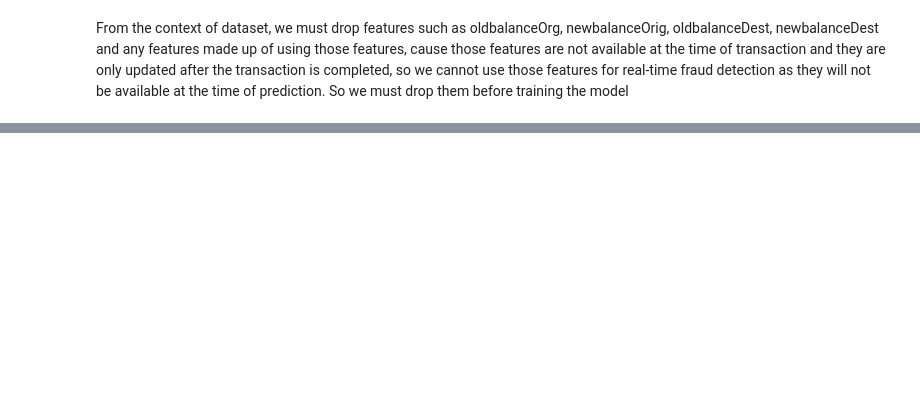
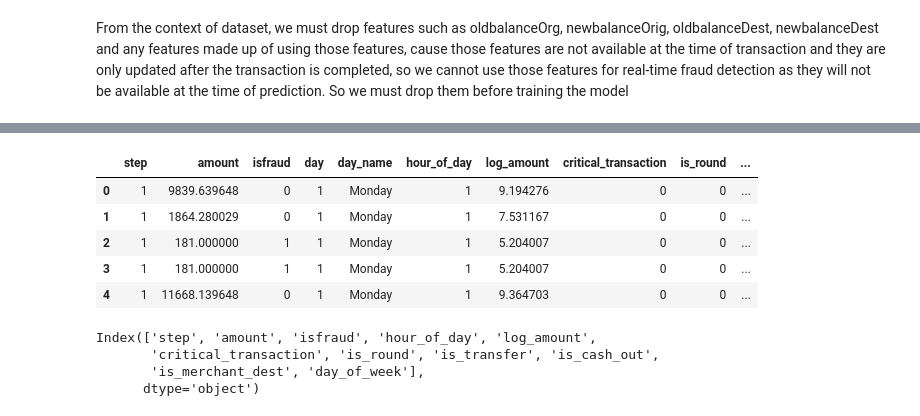
Before and after one commit to AsokTamang/real_time_fraud_detection, a Jupyter notebook: model_training.ipynb, the cells around one changed output, grey strips where cells are left out. Cells and saved outputs as stored; diff of their text form; code cells hidden in the pictures; blank space fills up the shorter version.

Commit message:
created day of week feature

```diff
--- a/model_training.ipynb
+++ b/model_training.ipynb
@@ -311,7 +314,8 @@ df.head()
 # %%
 df['log_amount'] = np.log1p(df['amount'])  #creating a new feature log_amount which is the logarithm of the transaction amount to reduce the skewness of the distribution
 df['log_diff'] = np.log1p(df['diff'])  #creating a new feature log_diff which is the logarithm of the difference in account balance to reduce the skewness of the distribution
-df['critical_amount'] = (df['amount'] > 200000).astype(int)  #creating a new feature critical_amount which indicates whether the transaction amount is greater than 200000 or not, as we can see from the boxplot that there are some transactions with very high amounts which are likely to be fraudulent
+df['critical_transaction'] = (df['amount'] > 200000).astype(int)  #creating a new feature critical_amount which indicates whether the transaction amount is greater than 200000 or not, as we can see from the boxplot that there are some transactions with very high amounts which are likely to be fraudulent
+df['is_round'] = (df['amount'] % 1000 == 0).astype(int)  #creating a new feature is_round which indicates whether the transaction amount is a round number (multiple of 1000) or not, as fraudsters often use round numbers to avoid detection
 #and this 200000 threshold is chosen based on the context of the dataset.
 # %%
 df = df.drop(columns = ['diff'])  #dropping the original amount and diff columns as we have created new features log_amount and log_diff which are more suitable for modeling
@@ -343,4 +347,4 @@ df.head()
 From the context of dataset, we must drop features such as oldbalanceOrg, newbalanceOrig, oldbalanceDest, newbalanceDest and any features made up of using those features, cause those features are not available at the time of transaction and they are only updated after the transaction is completed, so we cannot use those features for real-time fraud detection as they will not be available at the time of prediction.
 So we must drop them before training the model
 # %%
-df = df.drop(columns = ['oldbalanceorg','newbalanceorig','oldbalancedest','newbalancedest','log_diff'])  #dropping the original balance columns as we have created new features log_diff which captures the difference in balance and is more suitable for modeling
+df = df.drop(columns = ['type','nameorig','isflaggedfraud','namedest','oldbalanceorg','newbalanceorig','oldbalancedest','newbalancedest','log_diff'])  #dropping the original balance columns as we have created new features log_diff which captures the difference in balance and is more suitable for modeling
@@ -346,0 +360,13 @@ df = df.drop(columns = ['oldbalanceorg','newbalanceorig','oldbalancedest','newba
+# %%
+df['is_merchant_dest'] = (df['dest_type'] == 'Merchant').astype(int)  #creating a new feature is_merchant_dest which indicates whether the destination account is a merchant or not based on the dest_type column
+# %%
+df = df.drop(columns = ['dest_type'])  #dropping the dest_type column as we have created a new feature is_merchant_dest which captures the same information in a more suitable format for modeling
+# %%
+df.head()
+# %% [output]
+|  | step | amount | isfraud | day | day_name | hour_of_day | log_amount | critical_transaction | is_round | ... |
+| 0 | 1 | 9839.639648 | 0 | 1 | Monday | 1 | 9.194276 | 0 | 0 | ... |
+| 1 | 1 | 1864.280029 | 0 | 1 | Monday | 1 | 7.531167 | 0 | 0 | ... |
+| 2 | 1 | 181.000000 | 1 | 1 | Monday | 1 | 5.204007 | 0 | 0 | ... |
+| 3 | 1 | 181.000000 | 1 | 1 | Monday | 1 | 5.204007 | 0 | 0 | ... |
+| 4 | 1 | 11668.139648 | 0 | 1 | Monday | 1 | 9.364703 | 0 | 0 | ... |
@@ -346,0 +376,8 @@ df = df.drop(columns = ['oldbalanceorg','newbalanceorig','oldbalancedest','newba
+# %%
+df.head()
+df.columns
+# %% [output]
+Index(['step', 'amount', 'isfraud', 'hour_of_day', 'log_amount',
+       'critical_transaction', 'is_round', 'is_transfer', 'is_cash_out',
+       'is_merchant_dest', 'day_of_week'],
+      dtype='object')
```
Also changed, not shown: parts of 6 cells of this notebook.
